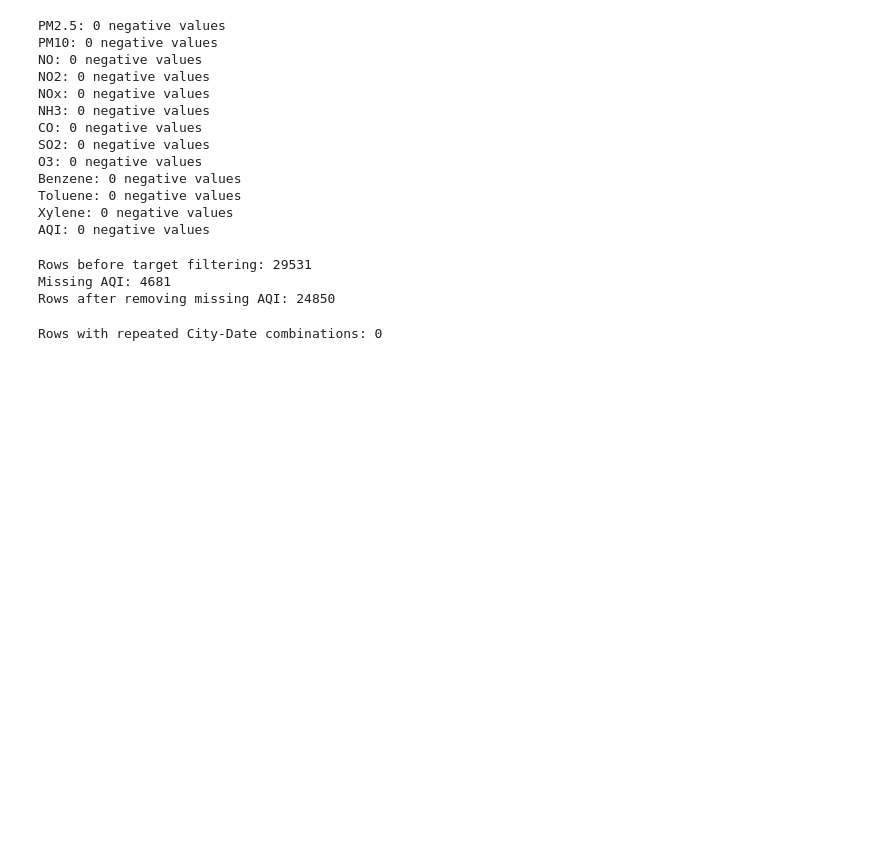
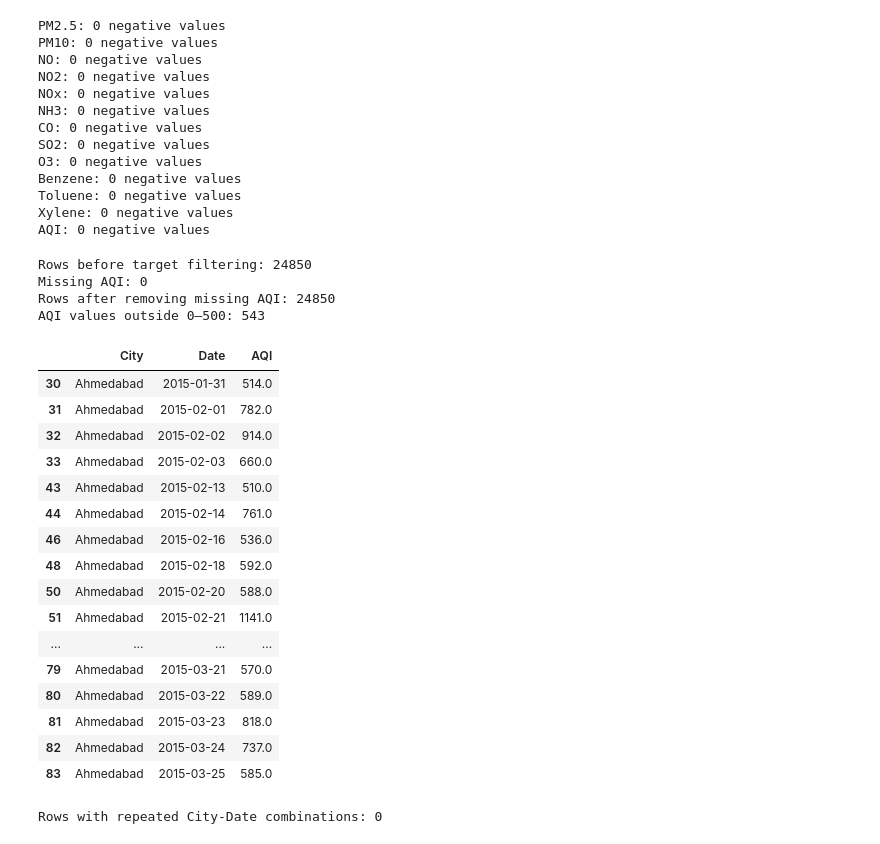
Before and after one commit to swanandiz-07/AQI-Prediction-Project, a Jupyter notebook: notebooks/01_data_cleaning_and_eda.ipynb, the cells around one changed output. Drawn from its saved outputs; the diff is of its cells as text; code cells hidden in the pictures; blank space fills up the shorter version.

```diff
--- a/notebooks/01_data_cleaning_and_eda.ipynb
+++ b/notebooks/01_data_cleaning_and_eda.ipynb
@@ -268,20 +265,43 @@ AQI: 0 negative values
 # %%
 if "AQI" not in df.columns:
     raise ValueError(
         "AQI column is missing. "
         "Check the dataset and column names."
     )
 
 print("Rows before target filtering:", len(df))
 print("Missing AQI:", df["AQI"].isna().sum())
 
 df = df.dropna(subset=["AQI"]).copy()
 
 print("Rows after removing missing AQI:", len(df))
+
+out_of_range_aqi = df[~df["AQI"].between(0, 500)]
+
+print("AQI values outside 0–500:", len(out_of_range_aqi))
+display(out_of_range_aqi[["City", "Date", "AQI"]].head(20))
 # %% [output]
-Rows before target filtering: 29531
-Missing AQI: 4681
+Rows before target filtering: 24850
+Missing AQI: 0
 Rows after removing missing AQI: 24850
+AQI values outside 0–500: 543
+|  | City | Date | AQI |
+| 30 | Ahmedabad | 2015-01-31 | 514.0 |
+| 31 | Ahmedabad | 2015-02-01 | 782.0 |
+| 32 | Ahmedabad | 2015-02-02 | 914.0 |
+| 33 | Ahmedabad | 2015-02-03 | 660.0 |
+| 43 | Ahmedabad | 2015-02-13 | 510.0 |
+| 44 | Ahmedabad | 2015-02-14 | 761.0 |
+| 46 | Ahmedabad | 2015-02-16 | 536.0 |
+| 48 | Ahmedabad | 2015-02-18 | 592.0 |
+| 50 | Ahmedabad | 2015-02-20 | 588.0 |
+| 51 | Ahmedabad | 2015-02-21 | 1141.0 |
+| ... | ... | ... | ... |
+| 79 | Ahmedabad | 2015-03-21 | 570.0 |
+| 80 | Ahmedabad | 2015-03-22 | 589.0 |
+| 81 | Ahmedabad | 2015-03-23 | 818.0 |
+| 82 | Ahmedabad | 2015-03-24 | 737.0 |
+| 83 | Ahmedabad | 2015-03-25 | 585.0 |
 # %%
 # Investigate duplicate city-date combinations
 # %%
```
Also changed, not shown: parts of 7 cells of this notebook, 1 other file.
